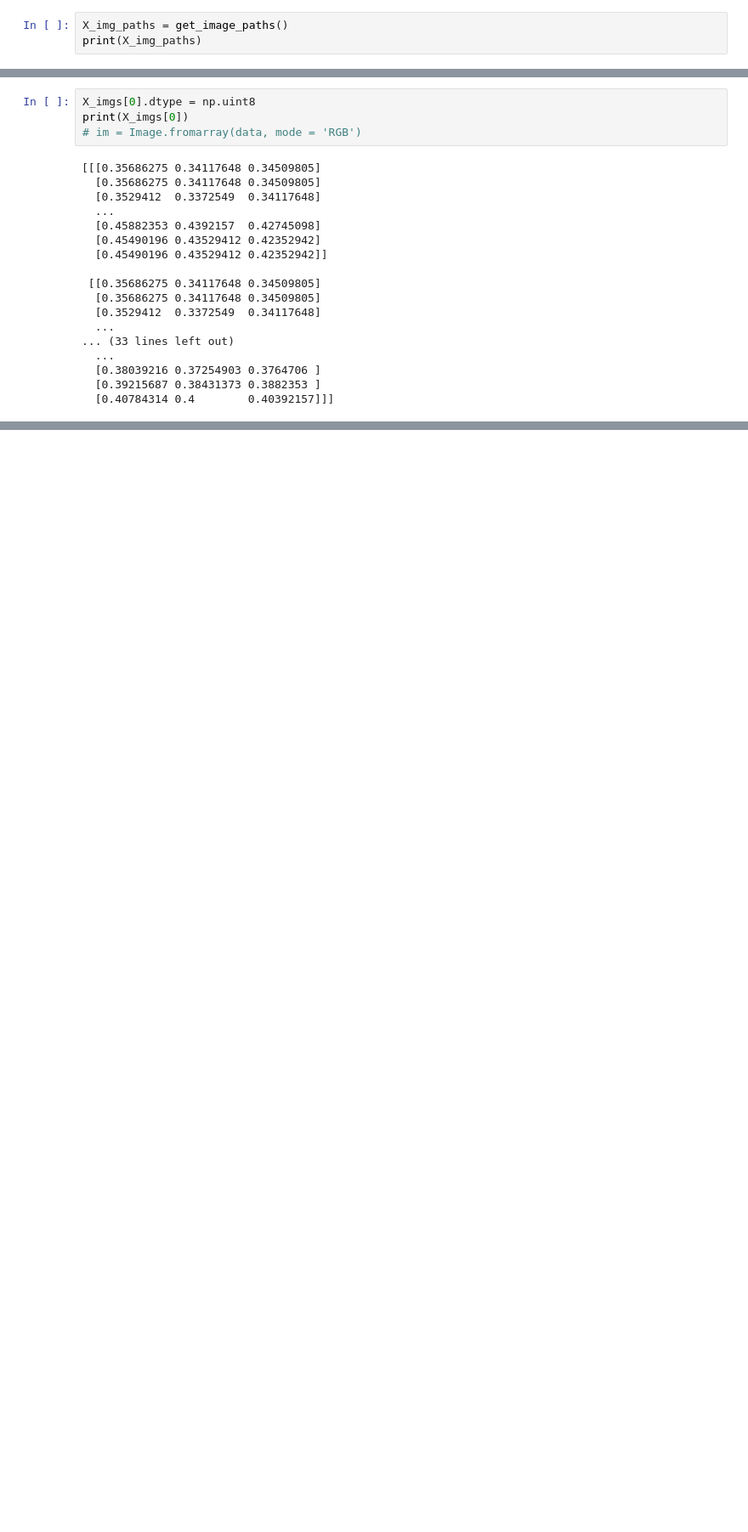
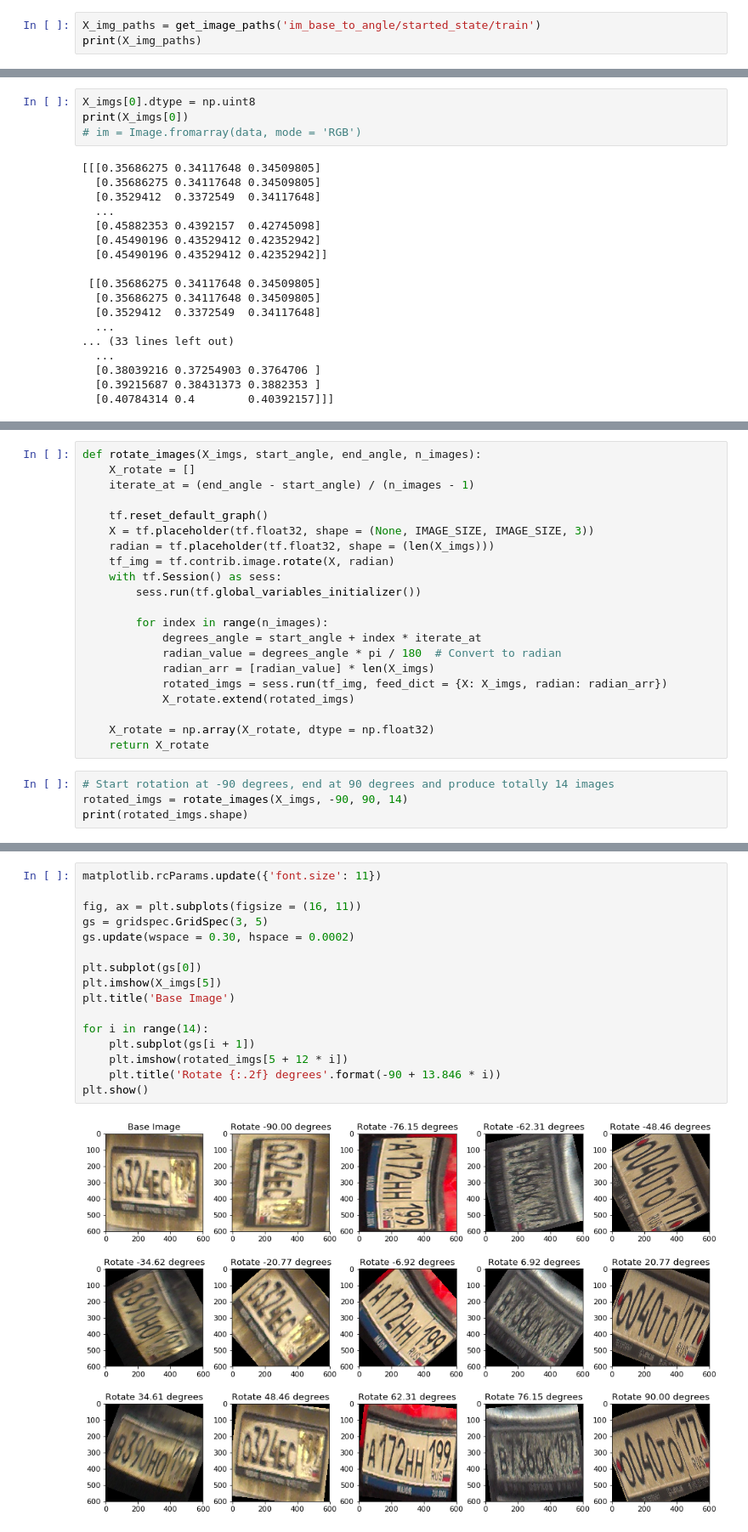
Before and after one commit to ATomilov/nir_jupyter, a Jupyter notebook: Resized_images_to_angle_detect.ipynb, the cells around one changed output, grey strips where cells are left out. Shown at 85% size. Drawn from its saved outputs; the diff is of its cells as text; blank space fills up the shorter version.

Commit message:
Added resized images to prepare for rotate it

```diff
--- a/Resized_images_to_angle_detect.ipynb
+++ b/Resized_images_to_angle_detect.ipynb
@@ -38,7 +37,7 @@ def get_image_paths():
     files = ['{}/{}'.format(folder, file) for file in files]
     return files
 # %%
-X_img_paths = get_image_paths()
+X_img_paths = get_image_paths('im_base_to_angle/started_state/train')
 print(X_img_paths)
 # %% [output]
 ['im_base_to_angle/started_state/train/109.png', 'im_base_to_angle/started_state/train/118.png', 'im_base_to_angle/started_state/train/126.png', 'im_base_to_angle/started_state/train/134.png', 'im_bas ...
@@ -119,0 +126,25 @@ cv2.imshow("resized", resized)
+# %%
+def rotate_images(X_imgs, start_angle, end_angle, n_images):
+    X_rotate = []
+    iterate_at = (end_angle - start_angle) / (n_images - 1)
+
+    tf.reset_default_graph()
+    X = tf.placeholder(tf.float32, shape = (None, IMAGE_SIZE, IMAGE_SIZE, 3))
+    radian = tf.placeholder(tf.float32, shape = (len(X_imgs)))
+    tf_img = tf.contrib.image.rotate(X, radian)
+    with tf.Session() as sess:
+        sess.run(tf.global_variables_initializer())
+
+        for index in range(n_images):
+            degrees_angle = start_angle + index * iterate_at
+            radian_value = degrees_angle * pi / 180  # Convert to radian
+            radian_arr = [radian_value] * len(X_imgs)
+            rotated_imgs = sess.run(tf_img, feed_dict = {X: X_imgs, radian: radian_arr})
+            X_rotate.extend(rotated_imgs)
+
+    X_rotate = np.array(X_rotate, dtype = np.float32)
+    return X_rotate
+# %%
+# Start rotation at -90 degrees, end at 90 degrees and produce totally 14 images
+rotated_imgs = rotate_images(X_imgs, -90, 90, 14)
+print(rotated_imgs.shape)
@@ -119,0 +153,18 @@ cv2.imshow("resized", resized)
+# %%
+matplotlib.rcParams.update({'font.size': 11})
+
+fig, ax = plt.subplots(figsize = (16, 11))
+gs = gridspec.GridSpec(3, 5)
+gs.update(wspace = 0.30, hspace = 0.0002)
+
+plt.subplot(gs[0])
+plt.imshow(X_imgs[5])
+plt.title('Base Image')
+
+for i in range(14):
+    plt.subplot(gs[i + 1])
+    plt.imshow(rotated_imgs[5 + 12 * i])
+    plt.title('Rotate {:.2f} degrees'.format(-90 + 13.846 * i))
+plt.show()
+# %% [output]
+[figure, added]
```
Also changed, not shown: parts of 8 cells of this notebook, 22 other files.
